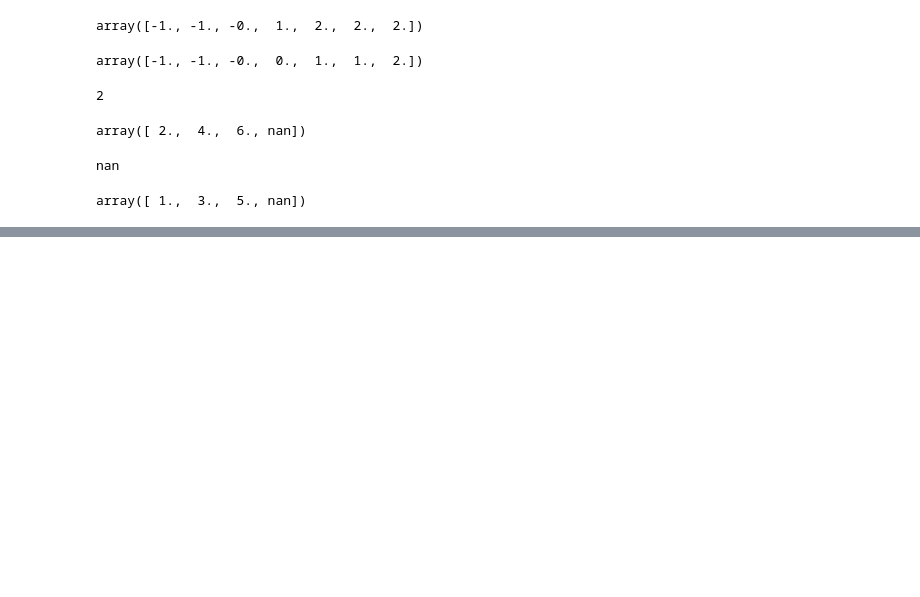
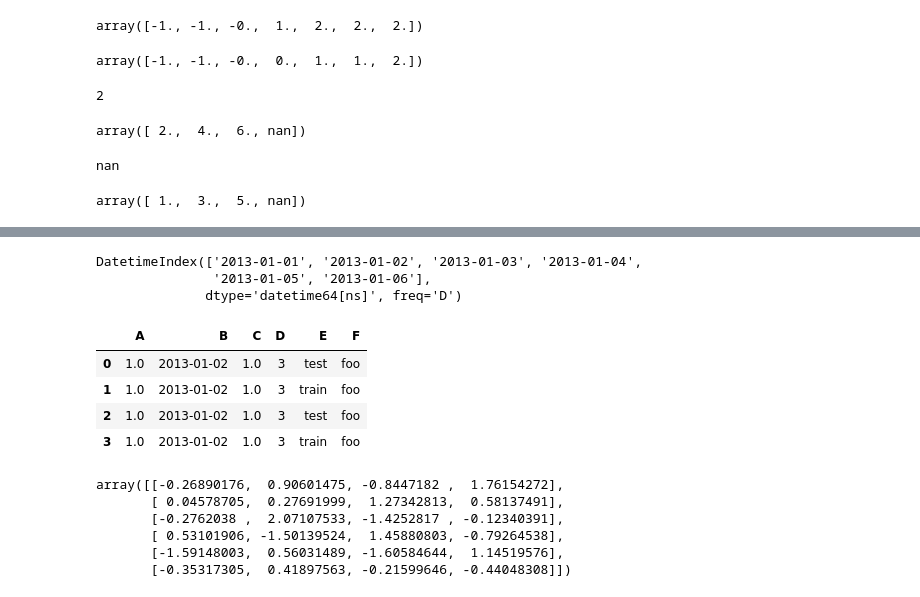
Before and after one commit to TakashiNomura/temp, a Jupyter notebook: Python_でデータサイエンス.ipynb, the cells around one changed output, grey strips where cells are left out. Saved outputs shown, nothing was run; the diff lists cells and outputs as text; code cells hidden in the pictures; blank space fills up the shorter version.

```diff
--- a/Python_でデータサイエンス.ipynb
+++ b/Python_でデータサイエンス.ipynb
@@ -176,0 +256,31 @@ array([ 1.,  3.,  5., nan])
+# %%
+dates=pd.date_range('20130101', periods=6)
+dates
+# %% [output]
+DatetimeIndex(['2013-01-01', '2013-01-02', '2013-01-03', '2013-01-04',
+               '2013-01-05', '2013-01-06'],
+              dtype='datetime64[ns]', freq='D')
+# %%
+df = pd.DataFrame({ 'A' : 1.,
+                        'B' : pd.Timestamp('20130102'),
+                        'C' : pd.Series(1,index=list(range(4)),dtype='float32'),
+                        'D' : np.array([3] * 4,dtype='int32'),
+                        'E' : pd.Categorical(["test","train","test","train"]),
+                        'F' : 'foo' })
+df
+# %% [output]
+|  | A | B | C | D | E | F |
+| 0 | 1.0 | 2013-01-02 | 1.0 | 3 | test | foo |
+| 1 | 1.0 | 2013-01-02 | 1.0 | 3 | train | foo |
+| 2 | 1.0 | 2013-01-02 | 1.0 | 3 | test | foo |
+| 3 | 1.0 | 2013-01-02 | 1.0 | 3 | train | foo |
+# %%
+matrix = np.random.randn(6,4)
+matrix
+# %% [output]
+array([[-0.26890176,  0.90601475, -0.8447182 ,  1.76154272],
+       [ 0.04578705,  0.27691999,  1.27342813,  0.58137491],
+       [-0.2762038 ,  2.07107533, -1.4252817 , -0.12340391],
+       [ 0.53101906, -1.50139524,  1.45880803, -0.79264538],
+       [-1.59148003,  0.56031489, -1.60584644,  1.14519576],
+       [-0.35317305,  0.41897563, -0.21599646, -0.44048308]])
```
Also changed, not shown: parts of 40 cells of this notebook.
